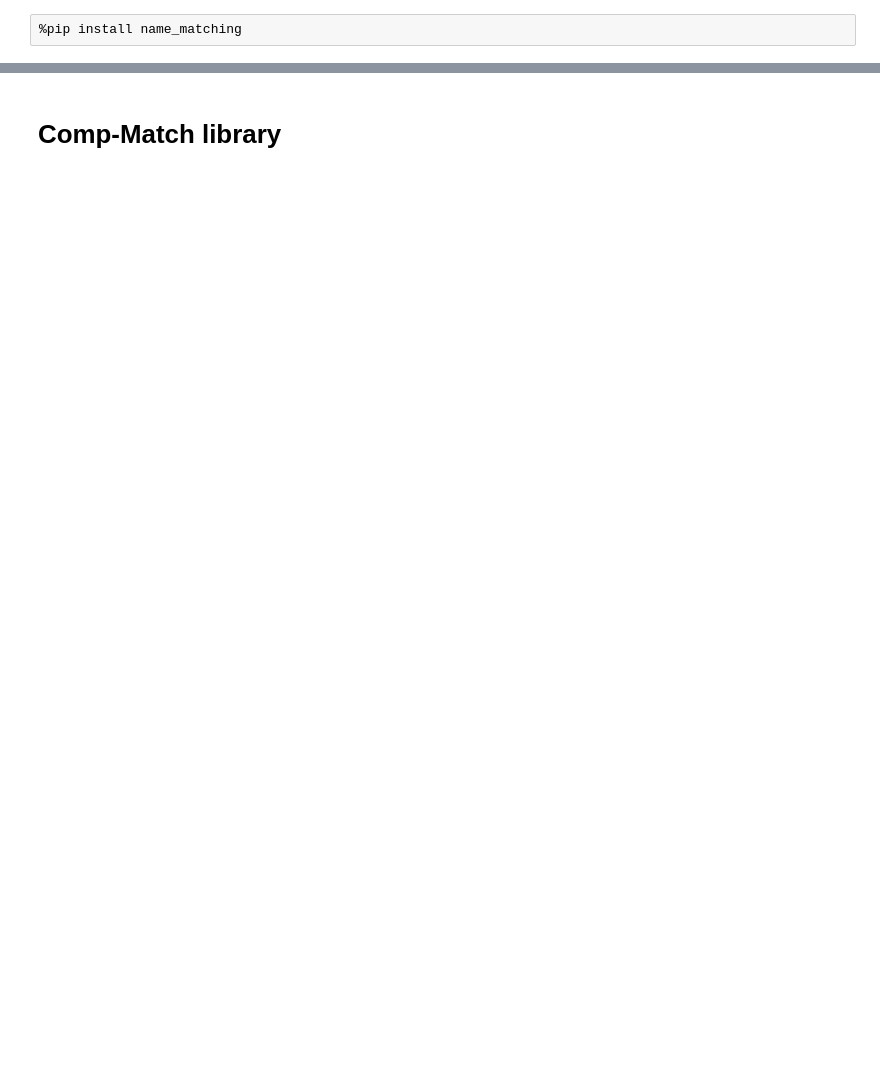
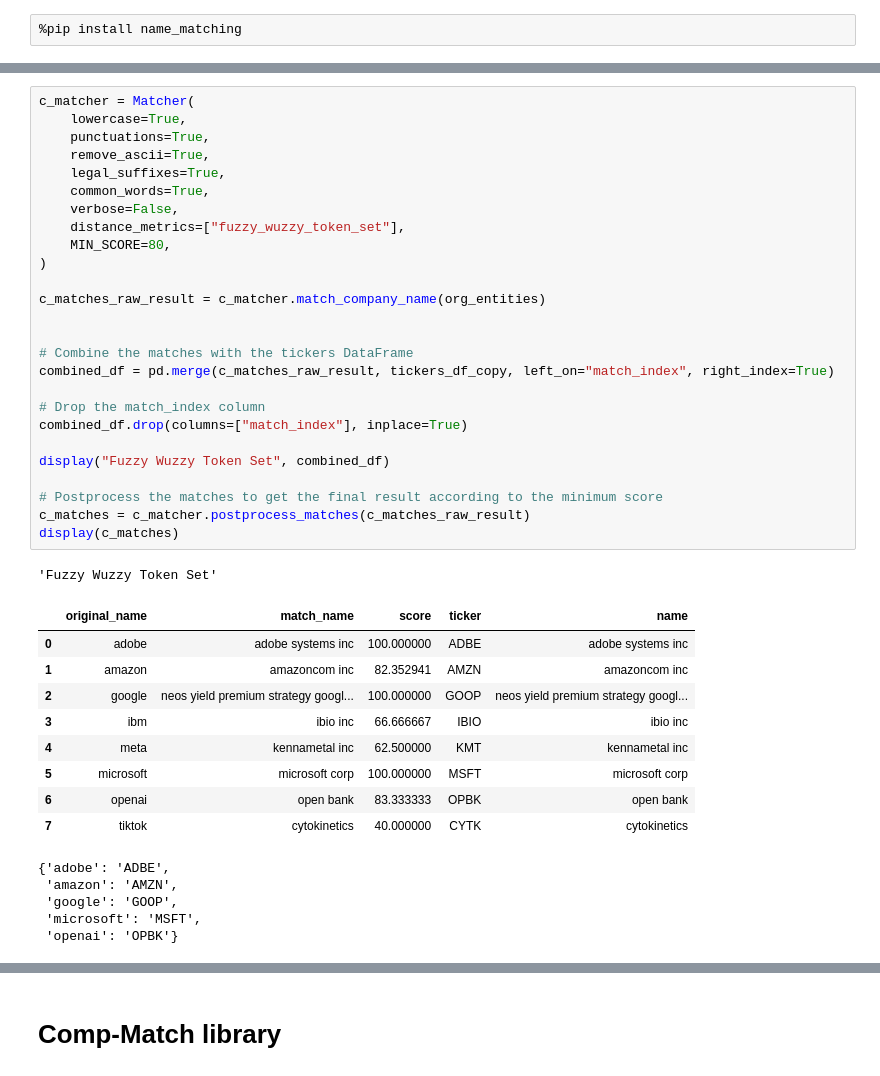
Before and after one commit to vaclavstibor/NSZZ031, a Jupyter notebook: ipynbs/company-name-to-symbol-linking/name-matching.ipynb, the cells around one changed output, grey strips where cells are left out. Drawn from its saved outputs; the diff is of its cells as text; blank space fills up the shorter version.

```diff
--- a/ipynbs/company-name-to-symbol-linking/name-matching.ipynb
+++ b/ipynbs/company-name-to-symbol-linking/name-matching.ipynb
@@ -360,0 +408,42 @@ done
+# %%
+c_matcher = Matcher(
+    lowercase=True,
+    punctuations=True,
+    remove_ascii=True,
+    legal_suffixes=True,
+    common_words=True,
+    verbose=False,
+    distance_metrics=["fuzzy_wuzzy_token_set"],
+    MIN_SCORE=80,
+)
+
+c_matches_raw_result = c_matcher.match_company_name(org_entities)
+
+
+# Combine the matches with the tickers DataFrame
+combined_df = pd.merge(c_matches_raw_result, tickers_df_copy, left_on="match_index", right_index=True)
+
+# Drop the match_index column
+combined_df.drop(columns=["match_index"], inplace=True)
+
+display("Fuzzy Wuzzy Token Set", combined_df)
+
+# Postprocess the matches to get the final result according to the minimum score
+c_matches = c_matcher.postprocess_matches(c_matches_raw_result)
+display(c_matches)
+# %% [output]
+'Fuzzy Wuzzy Token Set'
+|  | original_name | match_name | score | ticker | name |
+| 0 | adobe | adobe systems inc | 100.000000 | ADBE | adobe systems inc |
+| 1 | amazon | amazoncom inc | 82.352941 | AMZN | amazoncom inc |
+| 2 | google | neos yield premium strategy googl... | 100.000000 | GOOP | neos yield premium strategy googl... |
+| 3 | ibm | ibio inc | 66.666667 | IBIO | ibio inc |
+| 4 | meta | kennametal inc | 62.500000 | KMT | kennametal inc |
+| 5 | microsoft | microsoft corp | 100.000000 | MSFT | microsoft corp |
+| 6 | openai | open bank | 83.333333 | OPBK | open bank |
+| 7 | tiktok | cytokinetics | 40.000000 | CYTK | cytokinetics |
+{'adobe': 'ADBE',
+ 'amazon': 'AMZN',
+ 'google': 'GOOP',
+ 'microsoft': 'MSFT',
+ 'openai': 'OPBK'}
```
Also changed, not shown: parts of 31 cells of this notebook, 2 other files.
